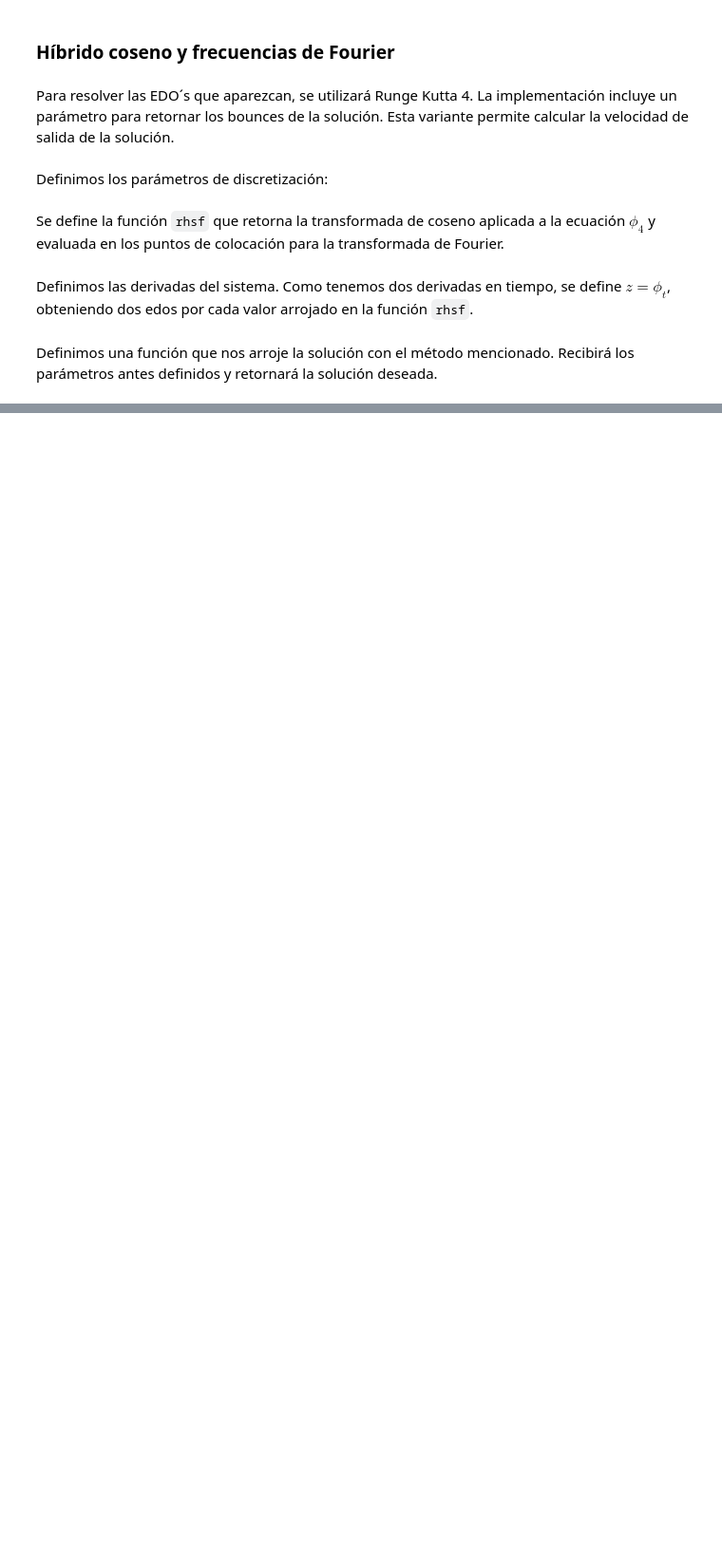
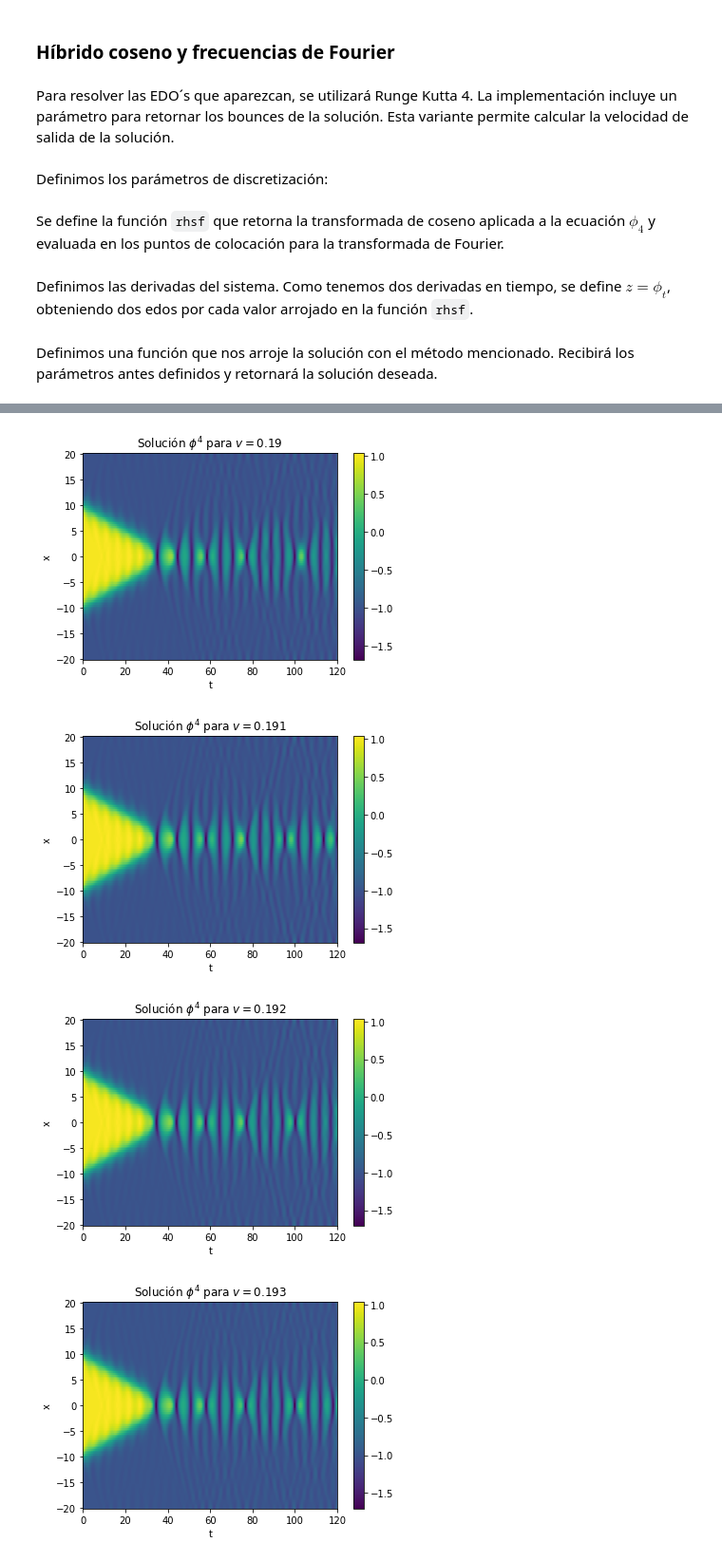
Before and after one commit to ElTapia/Jamiton, a Jupyter notebook: Phi_4_colissions/phi_4.ipynb, the cells around one changed output, grey strips where cells are left out. Shown: that part at 95% size. Drawn from its saved outputs; the diff is of its cells as text; code cells hidden in the pictures; blank space fills up the shorter version.

Commit message:
Simula fourier

```diff
--- a/Phi_4_colissions/phi_4.ipynb
+++ b/Phi_4_colissions/phi_4.ipynb
@@ -424,0 +427,26 @@ def solve_fft(L, dt, tend, x0, nx, v):
+# %%
+# Guarda valores entregados por la solucion
+phis = []
+xs = []
+ts = []
+bounces = []
+
+for i in range(len(vs)):
+    # Resuelve para varios vs
+    t, x, y, bounce = solve_fft(L, dt, tend, x0, nx, vs[i])
+
+    phis += [y]
+    xs += [x]
+    ts += [t]
+    bounces += [bounces]
+# %%
+# Obtiene gráficos
+path_esp_f = "Charts/Spectral/Fourier"
+
+for i in range(len(phis)):
+    get_plot_phi(xs[i], ts[i], phis[i], vs[i], path_esp_f+"/calor_v_{}".format(i))
+# %% [output]
+[figure, added]
+[figure, added]
+[figure, added]
+[figure, added]
```
Also changed, not shown: parts of 3 cells of this notebook, 11 other files.
